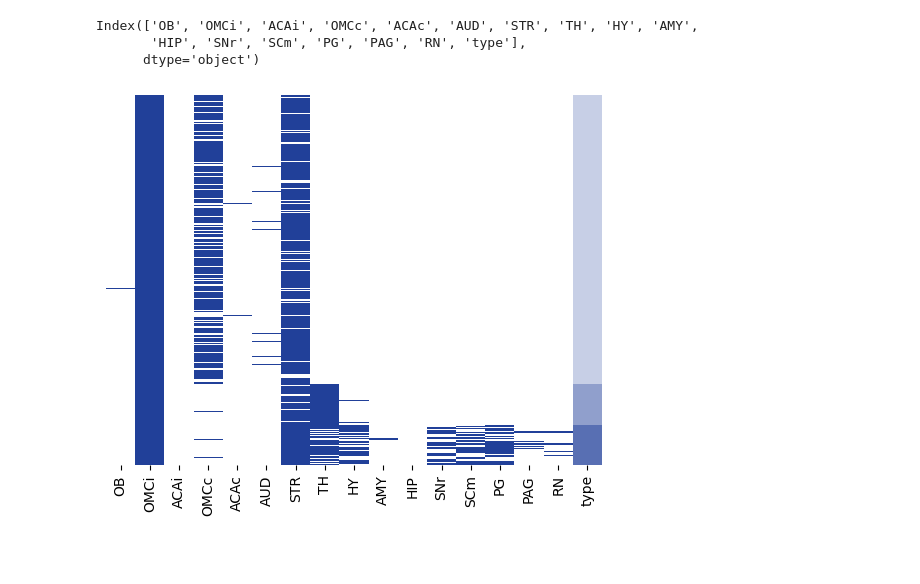
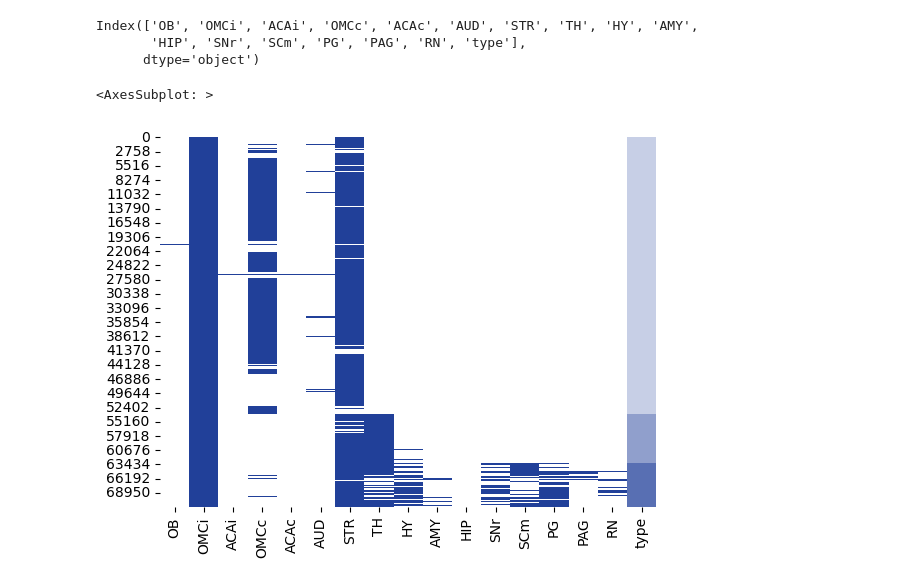
Before and after one commit to eisko/MAPseq_analysis, a Jupyter notebook: cell visualization testing.ipynb, the cells around one changed output. Cells and saved outputs as stored; diff of their text form; code cells hidden in the pictures; blank space fills up the shorter version.

Commit message:
update figures

```diff
--- a/cell visualization testing.ipynb
+++ b/cell visualization testing.ipynb
@@ -115,13 +115,14 @@ Index(['OB', 'OMCi', 'ACAi', 'OMCc', 'ACAc', 'AUD', 'STR', 'TH', 'HY', 'AMY',
        'HIP', 'SNr', 'SCm', 'PG', 'PAG', 'RN', 'type'],
       dtype='object')
 # %%
-plot = omc_mm_all.sample(1000, random_state=10)
+plot = omc_mm_all #.sample(1000, random_state=10)
 
 # sort by cell type
 plot = plot.sort_values(by=['type']).reset_index(drop=True)
 
 sns.heatmap(plot, cmap=blue_cmp, cbar=False)
-plt.gca().get_yaxis().set_visible(False)
+# plt.gca().get_yaxis().set_visible(False)
 # plt.savefig(out_path+"mm_single_heatmap.jpeg", dpi=300)
 # %% [output]
+<AxesSubplot: >
-[figure, old version]
+[figure, new version]
```
Also changed, not shown: parts of 1 cell of this notebook, 1 other file.
